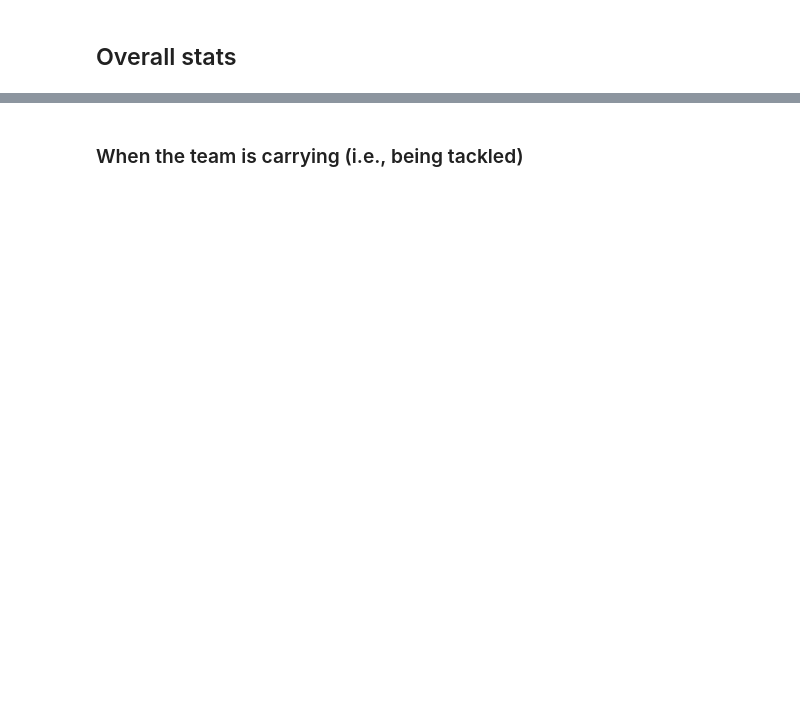
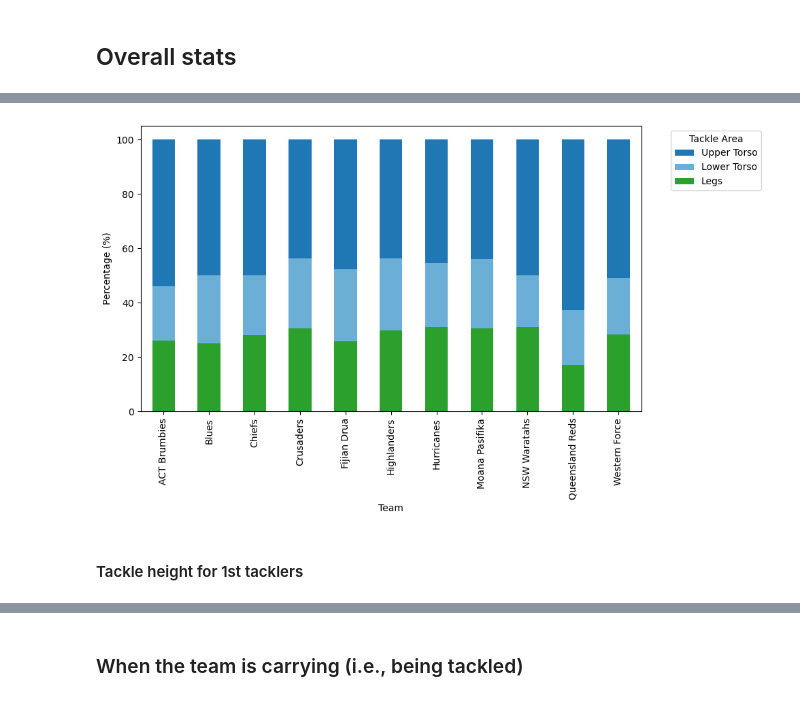
Before and after one commit to SystemsResearch/tackling, a Jupyter notebook: Exploration.ipynb, the cells around one changed output, grey strips where cells are left out. Cells and saved outputs as stored; diff of their text form; code cells hidden in the pictures; blank space fills up the shorter version.

```diff
--- a/Exploration.ipynb
+++ b/Exploration.ipynb
@@ -93,0 +178,19 @@ Forced in Touch 3       0.2%
+# %%
+# Count occurrences of each height per team
+area_counts = df.groupby(['Tackling team', 'Tackle area']).size().unstack(fill_value=0)
+
+# Calculate percentages
+area_percentages = area_counts.div(area_counts.sum(axis=1), axis=0) * 100
+
+# Show results team by team
+for team in area_counts.index:
+    print(f"Team: {team}")
+    team_data = pd.DataFrame({
+        'Count': area_counts.loc[team].astype(int),  # Ensure count is integer
+        'Percentage': area_percentages.loc[team]
+    }).sort_values(by='Count', ascending=False)
+
+    for area, row in team_data.iterrows():
+        print(f"{area}\t{int(row['Count'])}\t{row['Percentage']:.1f}%")
+
+    print("-" * 30)
@@ -93,0 +215,46 @@ Forced in Touch 3       0.2%
+# %%
+import matplotlib.pyplot as plt
+
+# Define the plot stacking order (bottom to top)
+stack_order = ['Legs', 'Lower Torso', 'Upper Torso']
+
+# Define the legend display order
+legend_order = ['Upper Torso', 'Lower Torso', 'Legs']
+
+# Define custom colors
+colors = {
+    'Upper Torso': '#1f77b4',  # Dark blue
+    'Lower Torso': '#6baed6',  # Light blue
+    'Legs': '#2ca02c'          # Green
+}
+
+# Plot using the stacking order
+ax = area_percentages[stack_order].plot(
+    kind='bar',
+    stacked=True,
+    figsize=(10, 6),
+    color=[colors[area] for area in stack_order]
+)
+
+plt.xlabel('Team')
+plt.ylabel('Percentage (%)')
+
+# Manually set legend in the desired order
+handles, labels = ax.get_legend_handles_labels()
+legend_dict = dict(zip(labels, handles))
+
+ax.legend(
+    [legend_dict[area] for area in legend_order],
+    legend_order,
+    title='Tackle Area',
+    bbox_to_anchor=(1.05, 1),
+    loc='upper left'
+)
+
+plt.tight_layout()
+plt.savefig(f"./figures/Tackle Height.png", bbox_inches='tight')
+plt.show()
+# %% [output]
+[figure, added]
+# %% [markdown]
+#### Tackle height for 1st tacklers
```
Also changed, not shown: parts of 30 cells of this notebook, 29 other files.
